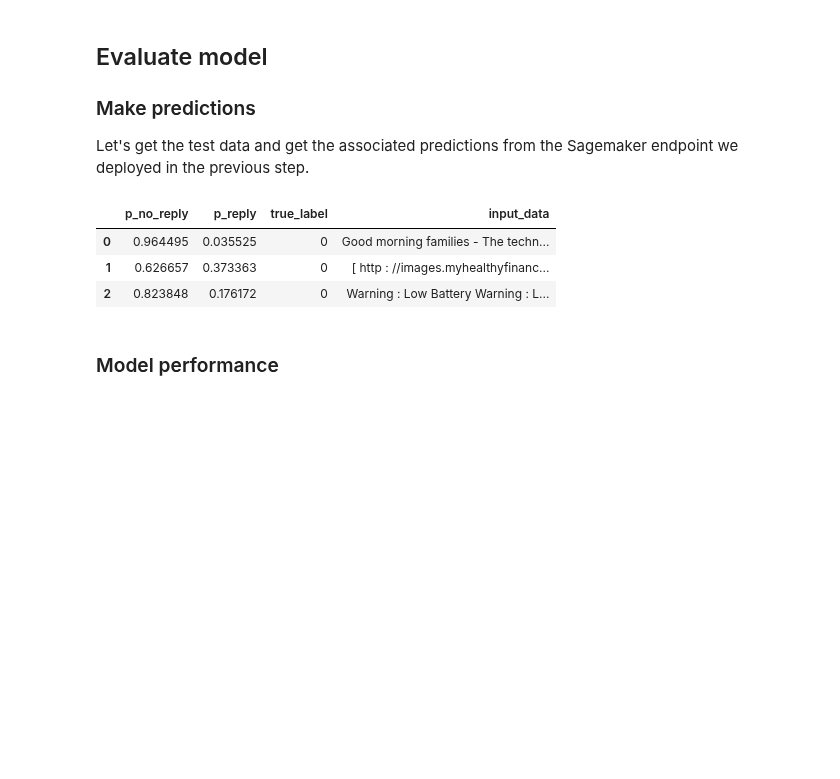
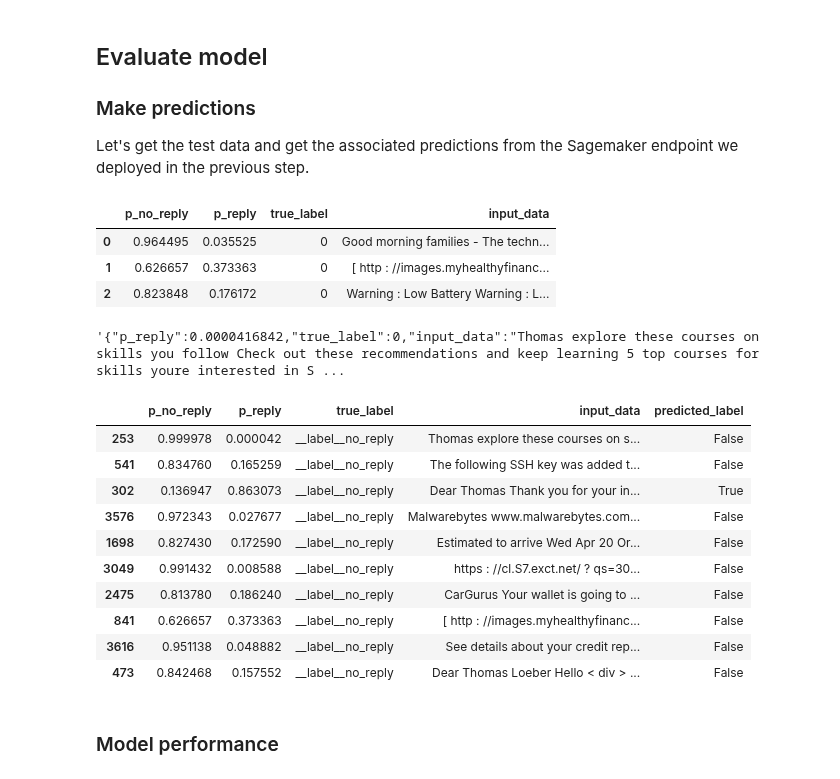
Before and after one commit to tloeber/email-classification, a Jupyter notebook: 2-blazing-text-model-training.ipynb, the cells around one changed output. Drawn from its saved outputs; the diff is of its cells as text; code cells hidden in the pictures; blank space fills up the shorter version.

```diff
--- a/2-blazing-text-model-training.ipynb
+++ b/2-blazing-text-model-training.ipynb
@@ -257,3 +208,10 @@ else:
+# %%
+# Save model name to be able to load it in other notebook
+with open('data/model_name.pickle', 'wb') as file:
+    pickle.dump(
+        obj=transformer.model_name,
+        file=file
+    )
 # %%
 def retrieve_batch_predictions() -> pd.DataFrame:
     ## Todo: Use pydantic to guard against any schema change due to sagemaker
@@ -304,3 +262,46 @@ predictions.head(3)
 | 0 | 0.964495 | 0.035525 | 0 | Good morning families - The techn... |
 | 1 | 0.626657 | 0.373363 | 0 | [ http : //images.myhealthyfinanc... |
 | 2 | 0.823848 | 0.176172 | 0 | Warning : Low Battery Warning : L... |
+# %%
+# For explainability, use only a subset of test. TODO: oversample replied-tos.
+THRESHOLD = 0.5
+df_explain = predictions.sample(
+    n=10,
+    random_state=0,
+) \
+[['p_reply', 'true_label', 'input_data']]
+# .assign(
+#     # predicted_label = (df_explain.p_reply > THRESHOLD).astype(int)
+# )
+
+
+
+
+path_local = 'data/model-input.csv'
+
+# Using .to_csv() with a whitespace as a separator creates a normal text file
+df_explain.to_csv(
+    path_local,
+    index=False,
+    header=True,
+    sep=',',
+)
+
+s3_client.upload_file(
+    Filename=path_local,
+    Bucket=BUCKET,
+    Key=f'plaintext/explainability-input/model-input.csv'
+)
+
+
+# def _create_text_label(s):
+#     """Convert 0/1 label to text"""
+#     label = "reply" if s else "no_reply"
+#     return f'__label__{label}'
+# %%
+# Todo: move this shared function to a utils moduleL
+
+df_explain.rename(columns={'feature': 'source'}) \
+    .to_json(orient='records', lines=True)
+# %% [output]
+'{"p_reply":0.0000416842,"true_label":0,"input_data":"Thomas explore these courses on skills you follow Check out these recommendations and keep learning 5 top courses for skills youre interested in S ...
@@ -307,3 +325,17 @@ predictions.head(3)
+# %%
+df_explain
+# %% [output]
+|  | p_no_reply | p_reply | true_label | input_data | predicted_label |
+| 253 | 0.999978 | 0.000042 | __label__no_reply | Thomas explore these courses on s... | False |
+| 541 | 0.834760 | 0.165259 | __label__no_reply | The following SSH key was added t... | False |
+| 302 | 0.136947 | 0.863073 | __label__no_reply | Dear Thomas Thank you for your in... | True |
+| 3576 | 0.972343 | 0.027677 | __label__no_reply | Malwarebytes www.malwarebytes.com... | False |
+| 1698 | 0.827430 | 0.172590 | __label__no_reply | Estimated to arrive Wed Apr 20 Or... | False |
+| 3049 | 0.991432 | 0.008588 | __label__no_reply | https : //cl.S7.exct.net/ ? qs=30... | False |
+| 2475 | 0.813780 | 0.186240 | __label__no_reply | CarGurus Your wallet is going to ... | False |
+| 841 | 0.626657 | 0.373363 | __label__no_reply | [ http : //images.myhealthyfinanc... | False |
+| 3616 | 0.951138 | 0.048882 | __label__no_reply | See details about your credit rep... | False |
+| 473 | 0.842468 | 0.157552 | __label__no_reply | Dear Thomas Loeber Hello < div > ... | False |
 # %% [markdown]
 ### Model performance
 # %%
```
Also changed, not shown: parts of 15 cells of this notebook, 1 other file.
